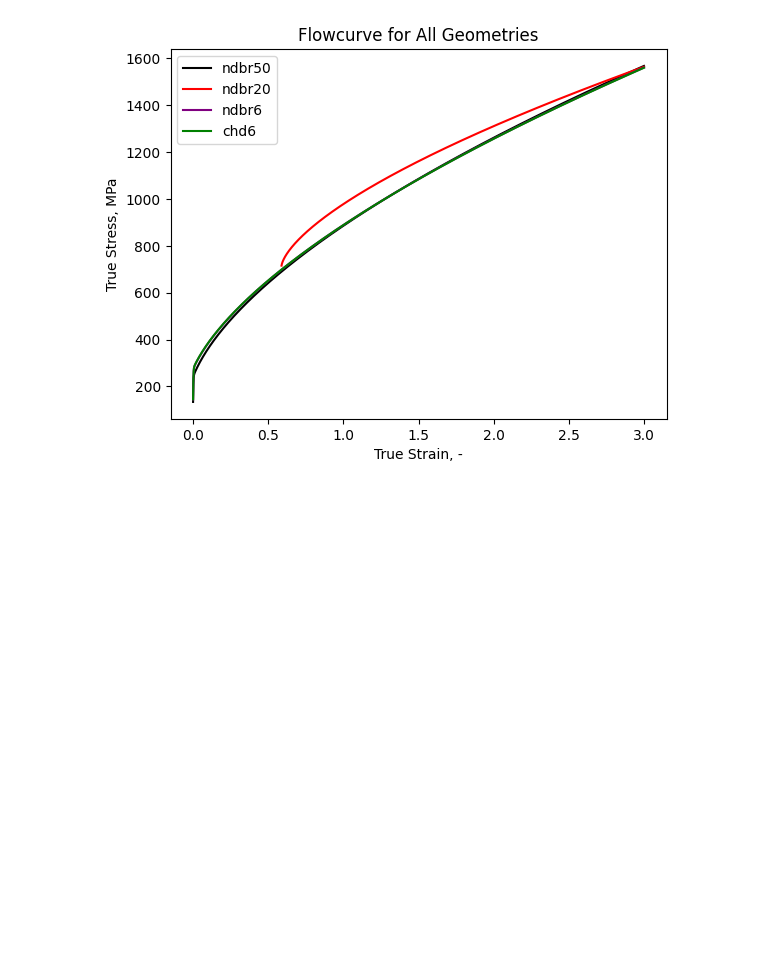
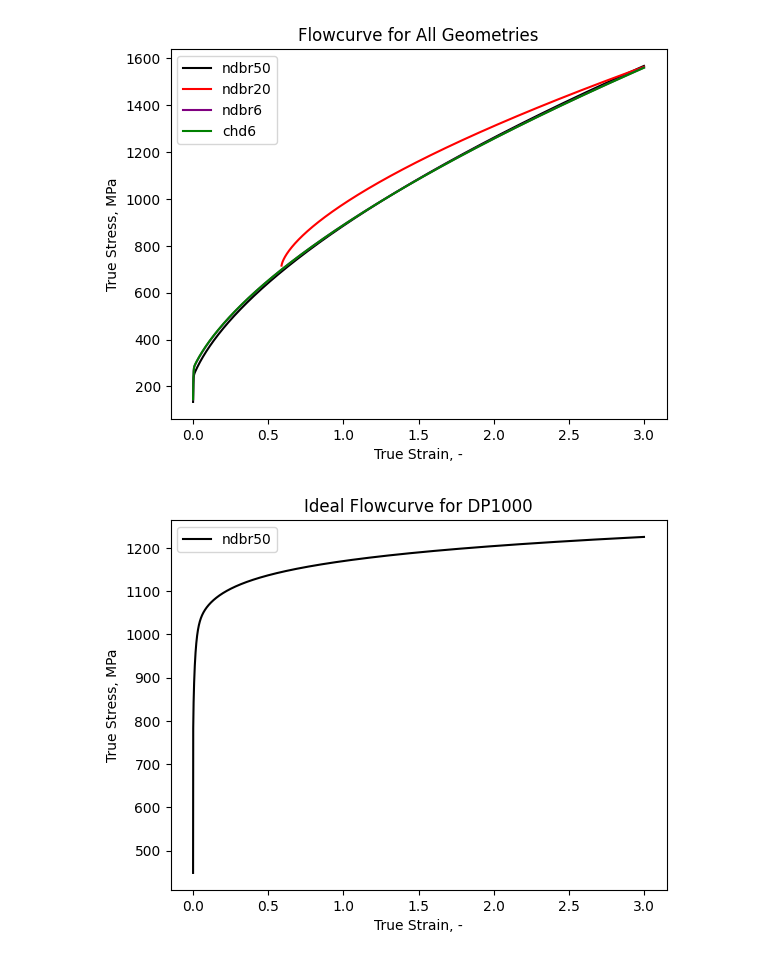
Before and after one commit to LianjGroup/Machine-Learning-Assisted-Optimization-of-Hardening-Parameters, a Jupyter notebook: MAIN/MODELS/PART20_FLOWCURVES.ipynb, the cells around one changed output. Cells and saved outputs as stored; diff of their text form; code cells hidden in the pictures; blank space fills up the shorter version.

```diff
--- a/MAIN/MODELS/PART20_FLOWCURVES.ipynb
+++ b/MAIN/MODELS/PART20_FLOWCURVES.ipynb
@@ -29,3 +29,28 @@ ax1.legend()
 plt.show()
 # %% [output]
 [figure]
+# %%
+import pandas as pd
+import numpy as np
+import matplotlib.pyplot as plt
+
+def swiftVoceT(x, a, b, c, d, e, f, g):
+    return a * (b * (c + x) ** d) + (1 - a) * (e + (f - e) * (1 - np.exp(-g * x)))
+
+x_line_maxStress_sw = np.arange(0, 3.0005, 0.0005)
+y_line_maxStress_sw_ndbr50 = swiftVoceT(x_line_maxStress_sw, 0.5, 1300, 2.3 * 10**-14, 0.075, 773.18, 1039.37, 73.94)
+
+fig1, ax1 = plt.subplots()
+
+plt.figure(1)
+plt.plot(x_line_maxStress_sw, y_line_maxStress_sw_ndbr50, color='black', label='ndbr50')
+
+plt.title('Ideal Flowcurve for DP1000')
+#plt.xlim(left=0.0, right=3)
+#plt.ylim(bottom=0, top=2000)
+plt.xlabel('True Strain, -')
+plt.ylabel('True Stress, MPa')
+ax1.legend()
+plt.show()
+# %% [output]
+[figure, added]
```
Also changed, not shown: 4 other files.
